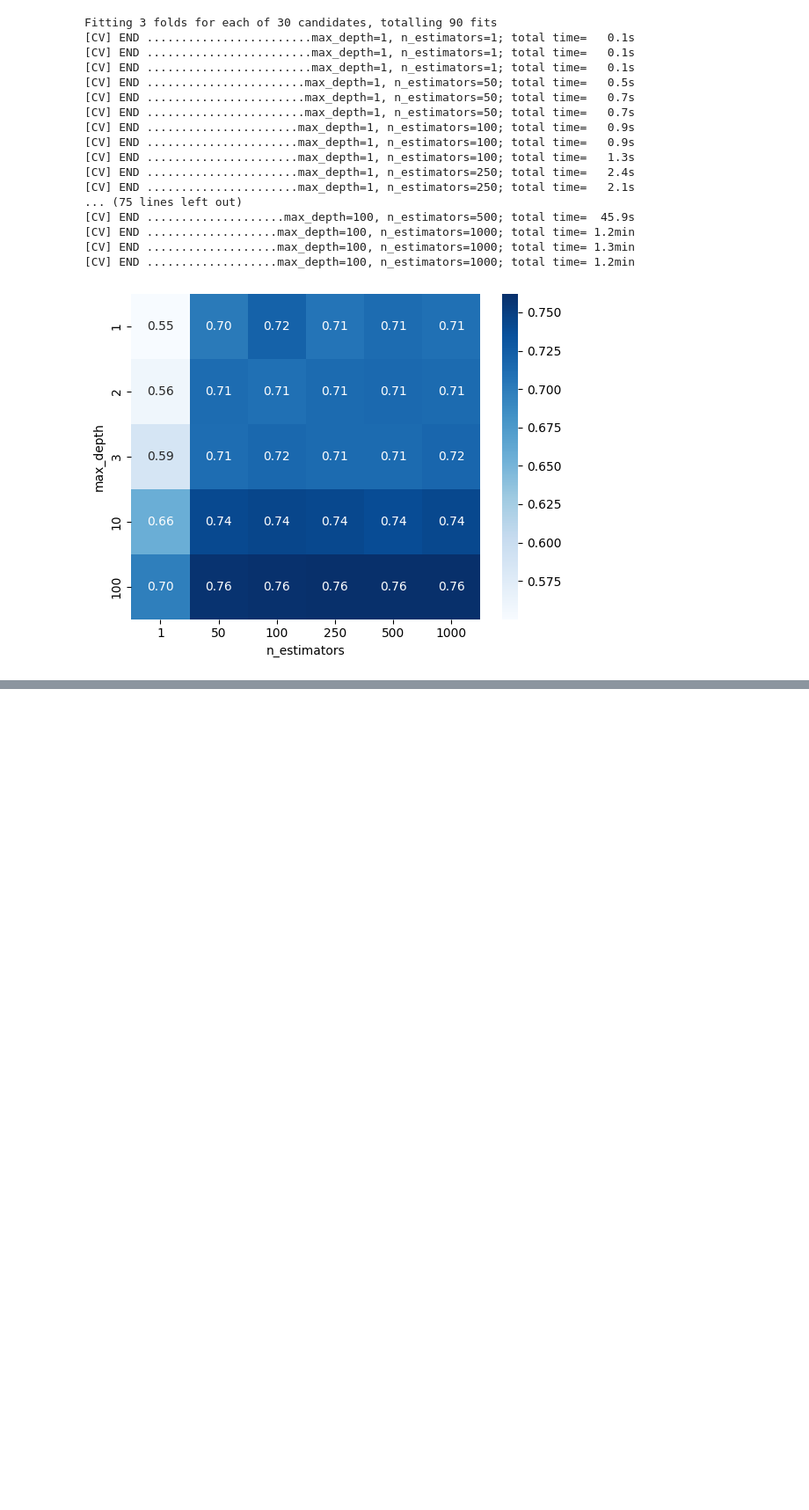
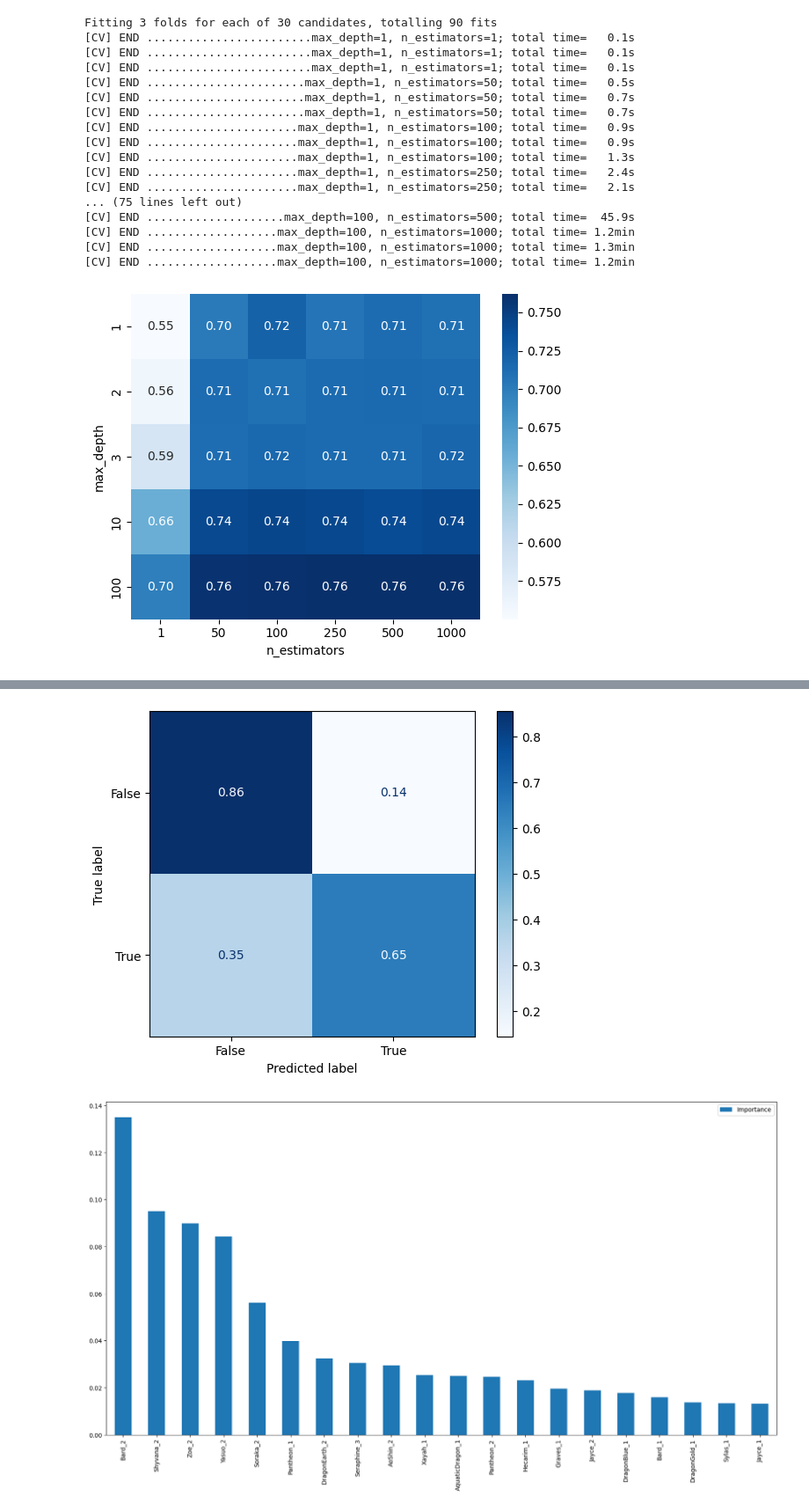
Before and after one commit to MikeGlotzkowski/pyl01, a Jupyter notebook: notebooks/day3.2.ipynb, the cells around one changed output, grey strips where cells are left out. Shown at 88% size. Saved outputs shown, nothing was run; the diff lists cells and outputs as text; code cells hidden in the pictures; blank space fills up the shorter version.

```diff
--- a/notebooks/day3.2.ipynb
+++ b/notebooks/day3.2.ipynb
@@ -350,0 +367,22 @@ Fitting 3 folds for each of 30 candidates, totalling 90 fits
+# %%
+# refit model with best params
+
+rf = RandomForestClassifier(n_estimators=1000, max_depth=10, random_state=0)
+rf.fit(X_train, y_train)
+
+rf.score(X_test, y_test)
+
+# confusion matrix
+from sklearn.metrics import plot_confusion_matrix
+plot_confusion_matrix(rf, X_test, y_test, cmap=plt.cm.Blues, normalize='true')  # type: ignore
+
+# plot feature importance
+
+importance = rf.feature_importances_
+importance = pd.DataFrame(importance, index=X_train.columns, columns=["Importance"])  # type: ignore
+importance = importance.sort_values(by='Importance', ascending=False).head(20)
+importance.plot(kind='bar', figsize=(20, 10))
+plt.show()
+# %% [output]
+[figure, added]
+[figure, added]
```
Also changed, not shown: parts of 8 cells of this notebook, 1 other file.
